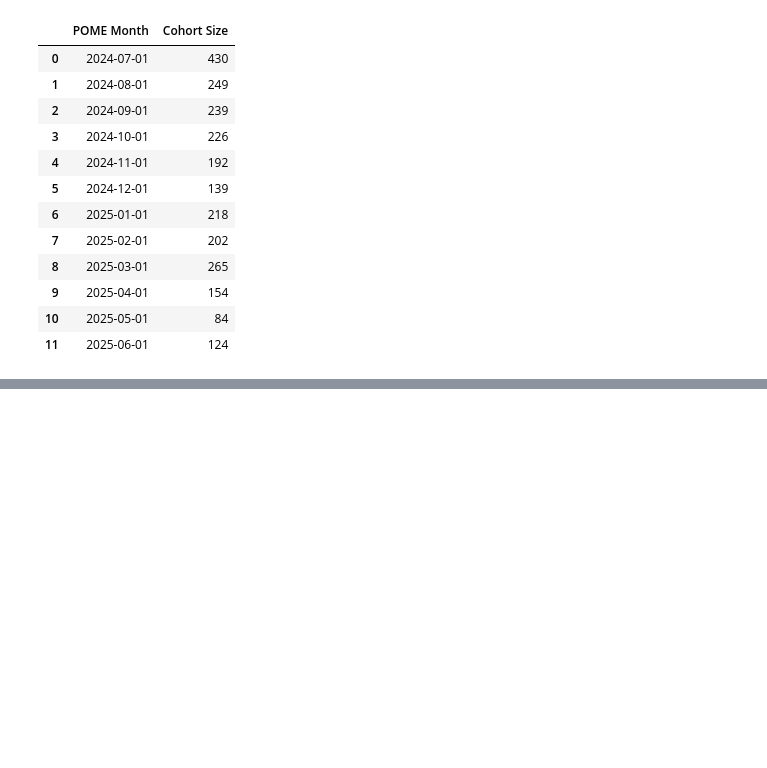
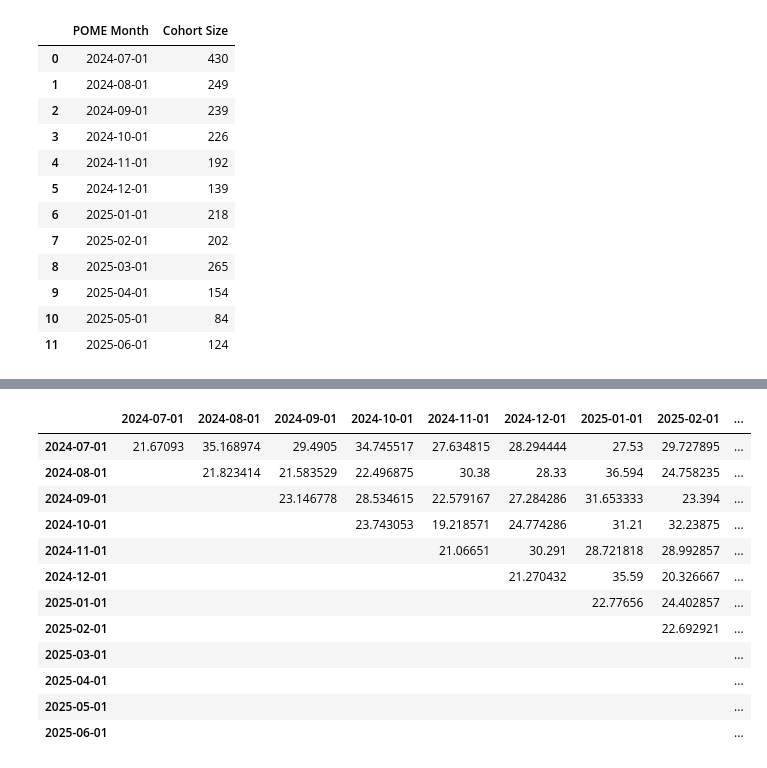
Before and after one commit to datadecoder25/cpg_ltv_calculation, a Jupyter notebook: ltv_calculation.ipynb, the cells around one changed output, grey strips where cells are left out. Cells and saved outputs as stored; diff of their text form; code cells hidden in the pictures; blank space fills up the shorter version.

```diff
--- a/ltv_calculation.ipynb
+++ b/ltv_calculation.ipynb
@@ -486,6 +536,7 @@ filtered_df = combined_df[
 
 # Create month column
 filtered_df['month'] = filtered_df['purchase_date'].dt.strftime('%Y-%m-01')
+filtered_df['buyer_email'] = filtered_df['buyer_email'].fillna('NA')
 
 # Left join with ntb
 output_tbl1 = filtered_df.merge(
@@ -972,0 +1032,81 @@ filled_table[:7]
+# %%
+import pandas as pd
+
+df_raw_data = RawData.copy()
+df_raw_data['month'] = pd.to_datetime(df_raw_data['month'])
+df_raw_data['pmonth_date'] = pd.to_datetime(df_raw_data['pome_month'])
+
+# Create a dummy df_mom_retention based on your screenshot
+mom_retention_data = {
+    'Month': (list(filled_table['POME Month'])),
+    'Cohort': (list(filled_table['Cohort Size']))
+}
+
+df_mom_retention = pd.DataFrame(mom_retention_data).drop_duplicates().reset_index(drop=True)
+df_mom_retention['Month'] = pd.to_datetime(df_mom_retention['Month'])
+
+def calculate_retention(cohort_month, retention_month, df_raw_data):
+    """
+    Calculates the MoM retention value based on the Excel formula:
+    =IF(D$3<$B14,"",SUMIFS(RawData!$I:$I,RawData!$D:$D,$B14,RawData!$A:$A,D$3)/SUMIFS(RawData!$F:$F,RawData!$D:$D,$B14,RawData!$A:$A,D$3))
+
+    This calculates Average Revenue Per User (ARPU) = sales/users
+
+    Args:
+        cohort_month (pd.Timestamp): The initial acquisition month of the cohort ($B14).
+        retention_month (pd.Timestamp): The month for which retention is being calculated (D$3).
+        raw_data_df (pd.DataFrame): The DataFrame containing the raw sales and users data.
+
+    Returns:
+        float or str: The retention value (sales/users) or an empty string if
+                      retention_month is before cohort_month.
+                      Returns 0 if denominator (users) is 0 to avoid division by zero.
+    """
+
+    # IF(D$3<$B14,"",...)
+    if retention_month < cohort_month:
+        return ""
+
+    # Filter raw data for the specific cohort month and retention month
+    # SUMIFS conditions: RawData!$D:$D=$B4 AND RawData!$A:$A=D$3
+    filtered_data = df_raw_data[
+        (df_raw_data['pmonth_date'] == cohort_month) &  # $D:$D=$B4 (pome_month)
+        (df_raw_data['month'] == retention_month)       # $A:$A=D$3 (month)
+    ]
+
+    # SUMIFS(RawData!$I:$I,...) = sum of sales column
+    sum_sales = filtered_data['sales'].sum()
+
+    # SUMIFS(RawData!$F:$F,...) = sum of users column
+    sum_users = filtered_data['users'].sum()
+
+    if sum_users == 0:
+        return 0  # To handle #DIV/0! equivalent, return 0
+    else:
+        return sum_sales / sum_users  # This is ARPU (Average Revenue Per User)
+
+# --- 3. Apply the function to populate the MoM Retention table ---
+
+# Get unique cohort months from your df_mom_retention
+cohort_months = sorted(df_mom_retention['Month'].unique())
+
+# Instead of using all months, use only the cohort analysis months (starting from 2024-07-01)
+# This matches the cohort table structure
+retention_columns_str = sorted(cohort_months)  # Use the same months as cohort analysis
+retention_columns = [pd.to_datetime(month) for month in retention_columns_str]  # Convert to datetime for comparison
+
+
+print(f"Cohort months: {[str(d) for d in cohort_months]}")
+print(f"Retention columns: {retention_columns_str}")
+
+retention_table = pd.DataFrame(index=cohort_months, columns=retention_columns)
+# retention_table
+for cohort_m in cohort_months:
+    for retention_m in retention_columns_str:
+        retention_table.loc[cohort_m, retention_m] = calculate_retention(
+            cohort_m, retention_m, df_raw_data
+        )
+
+retention_table = retention_table.fillna('')
+retention_table
+# %% [output]
@@ -972,0 +1115,13 @@ filled_table[:7]
+|  | 2024-07-01 | 2024-08-01 | 2024-09-01 | 2024-10-01 | 2024-11-01 | 2024-12-01 | 2025-01-01 | 2025-02-01 | ... |
+| 2024-07-01 | 21.67093 | 35.168974 | 29.4905 | 34.745517 | 27.634815 | 28.294444 | 27.53 | 29.727895 | ... |
+| 2024-08-01 |  | 21.823414 | 21.583529 | 22.496875 | 30.38 | 28.33 | 36.594 | 24.758235 | ... |
+| 2024-09-01 |  |  | 23.146778 | 28.534615 | 22.579167 | 27.284286 | 31.653333 | 23.394 | ... |
+| 2024-10-01 |  |  |  | 23.743053 | 19.218571 | 24.774286 | 31.21 | 32.23875 | ... |
+| 2024-11-01 |  |  |  |  | 21.06651 | 30.291 | 28.721818 | 28.992857 | ... |
+| 2024-12-01 |  |  |  |  |  | 21.270432 | 35.59 | 20.326667 | ... |
+| 2025-01-01 |  |  |  |  |  |  | 22.77656 | 24.402857 | ... |
+| 2025-02-01 |  |  |  |  |  |  |  | 22.692921 | ... |
+| 2025-03-01 |  |  |  |  |  |  |  |  | ... |
+| 2025-04-01 |  |  |  |  |  |  |  |  | ... |
+| 2025-05-01 |  |  |  |  |  |  |  |  | ... |
+| 2025-06-01 |  |  |  |  |  |  |  |  | ... |
```
Also changed, not shown: parts of 10 cells of this notebook, 2 other files.
